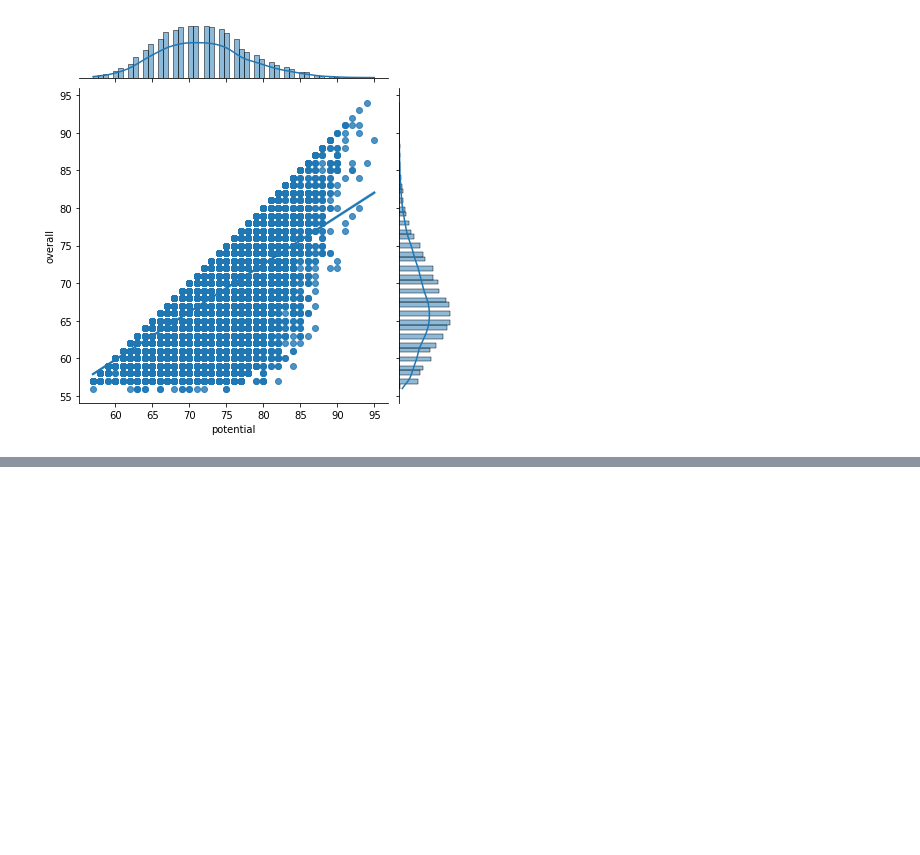
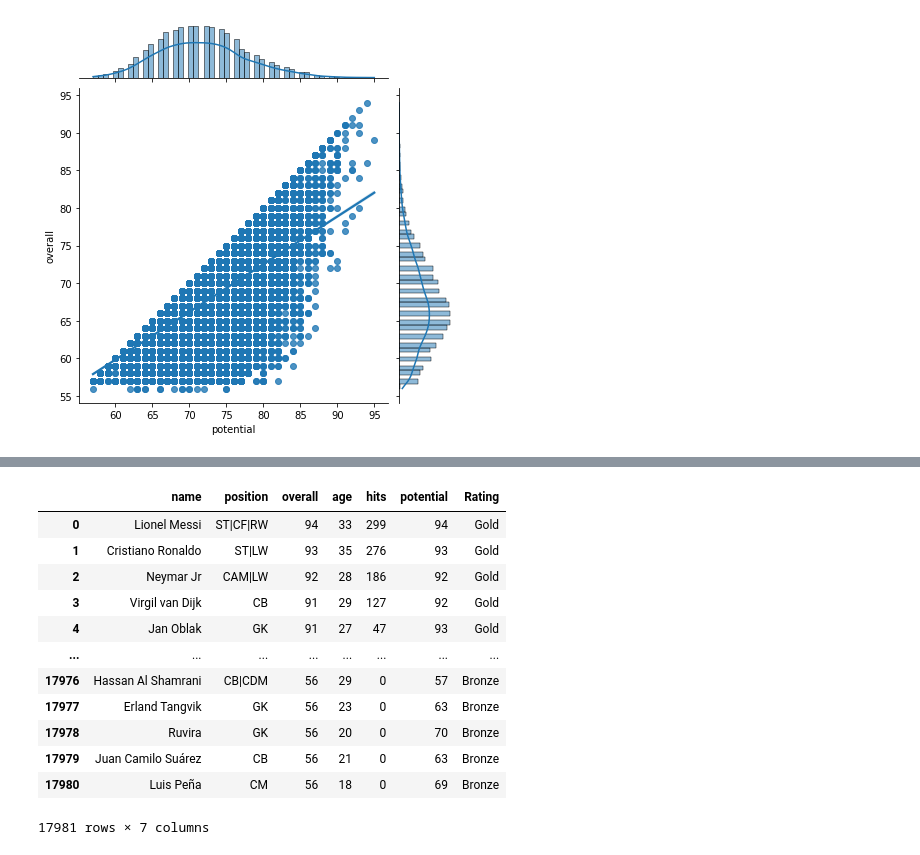
Before and after one commit to data301-2021-winter1/project-group24-project, a Jupyter notebook: notebooks/analysis1.ipynb, the cells around one changed output, grey strips where cells are left out. Cells and saved outputs as stored; diff of their text form; code cells hidden in the pictures; blank space fills up the shorter version.

```diff
--- a/notebooks/analysis1.ipynb
+++ b/notebooks/analysis1.ipynb
@@ -151,0 +175,31 @@ sns.jointplot(x='potential', y='overall', data=df, kind='reg')
+# %%
+df = pd.read_csv('/Users/adityatripathi/Desktop/University/DATA_301/Project/project-group24-project/FIFA-21 Complete.csv' , delimiter = ';')
+
+     ##Loads and cleans data by removing redundancy, unused columns and null values
+df1=(df.copy().drop(['player_id','team' , 'nationality'] , axis = 1)
+        .sort_values("overall", ascending = False)
+        .reset_index(drop=True)
+        )
+conditions = [
+    (df['overall'] > 85),
+    (df['overall'] > 70) & (df['overall'] <= 85),
+    (df['overall'] > 0) & (df['overall'] <= 70),]
+
+values = ['Gold', 'Silver', 'Bronze']
+
+df1['Rating'] = np.select(conditions, values)
+df1
+# %% [output]
+|  | name | position | overall | age | hits | potential | Rating |
+| 0 | Lionel Messi | ST|CF|RW | 94 | 33 | 299 | 94 | Gold |
+| 1 | Cristiano Ronaldo | ST|LW | 93 | 35 | 276 | 93 | Gold |
+| 2 | Neymar Jr | CAM|LW | 92 | 28 | 186 | 92 | Gold |
+| 3 | Virgil van Dijk | CB | 91 | 29 | 127 | 92 | Gold |
+| 4 | Jan Oblak | GK | 91 | 27 | 47 | 93 | Gold |
+| ... | ... | ... | ... | ... | ... | ... | ... |
+| 17976 | Hassan Al Shamrani | CB|CDM | 56 | 29 | 0 | 57 | Bronze |
+| 17977 | Erland Tangvik | GK | 56 | 23 | 0 | 63 | Bronze |
+| 17978 | Ruvira | GK | 56 | 20 | 0 | 70 | Bronze |
+| 17979 | Juan Camilo Suárez | CB | 56 | 21 | 0 | 63 | Bronze |
+| 17980 | Luis Peña | CM | 56 | 18 | 0 | 69 | Bronze |
+17981 rows × 7 columns
```
Also changed, not shown: parts of 3 cells of this notebook, 1 other file.
